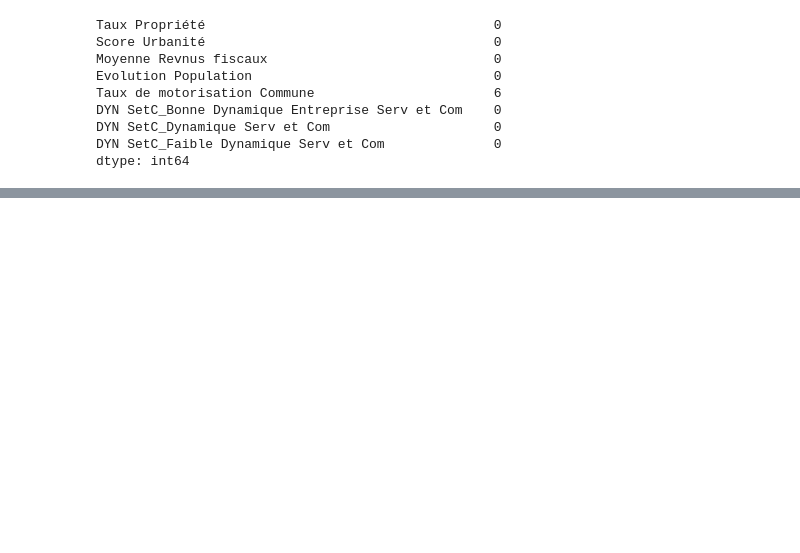
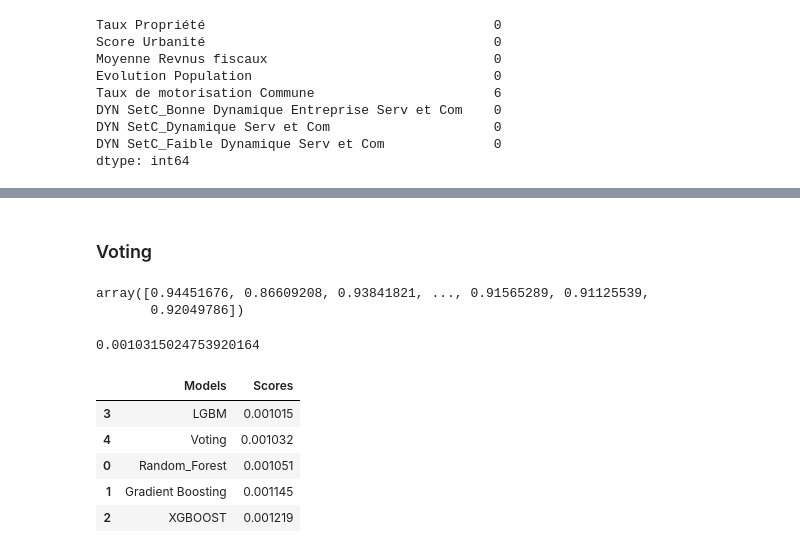
Before and after one commit to Adanel/MotorizationRate, a Jupyter notebook: MotorizationRate.ipynb, the cells around one changed output, grey strips where cells are left out. Cells and saved outputs as stored; diff of their text form; code cells hidden in the pictures; blank space fills up the shorter version.

```diff
--- a/MotorizationRate.ipynb
+++ b/MotorizationRate.ipynb
@@ -575,0 +667,40 @@ cv_results.mean()
+# %%
+best_lgbm = gridlgbm.best_estimator_
+# %% [markdown]
+### Voting
+# %%
+from sklearn.ensemble import VotingRegressor
+
+voting_reg = VotingRegressor(estimators=[('RFR', best_RFR),('GB', best_GB),
+                                     ('XGB',best_XGB),('lgbm',best_lgbm)], n_jobs=2)
+
+voting_reg = voting_reg.fit(X_train, y_train)
+
+voting_reg.predict(X_test)
+# %% [output]
+array([0.94451676, 0.86609208, 0.93841821, ..., 0.91565289, 0.91125539,
+       0.92049786])
+# %%
+from sklearn.metrics import mean_squared_error
+
+voting_score = mean_squared_error(y_test, voting_reg.predict(X_test))
+voting_score
+# %% [output]
+0.0010315024753920164
+# %%
+results_scores = [-grid.score(X_test, y_test), -gridGB.score(X_test, y_test),
+                  -gridXGB.score(X_test, y_test), -gridlgbm.score(X_test, y_test),
+                  voting_score]
+
+models = ['Random_Forest', 'Gradient Boosting', 'XGBOOST', 'LGBM', 'Voting']
+
+results = pd.DataFrame({'Models':models, 'Scores':results_scores})
+# %%
+results.sort_values(by='Scores')
+# %% [output]
+|  | Models | Scores |
+| 3 | LGBM | 0.001015 |
+| 4 | Voting | 0.001032 |
+| 0 | Random_Forest | 0.001051 |
+| 1 | Gradient Boosting | 0.001145 |
+| 2 | XGBOOST | 0.001219 |
```
Also changed, not shown: parts of 33 cells of this notebook.
